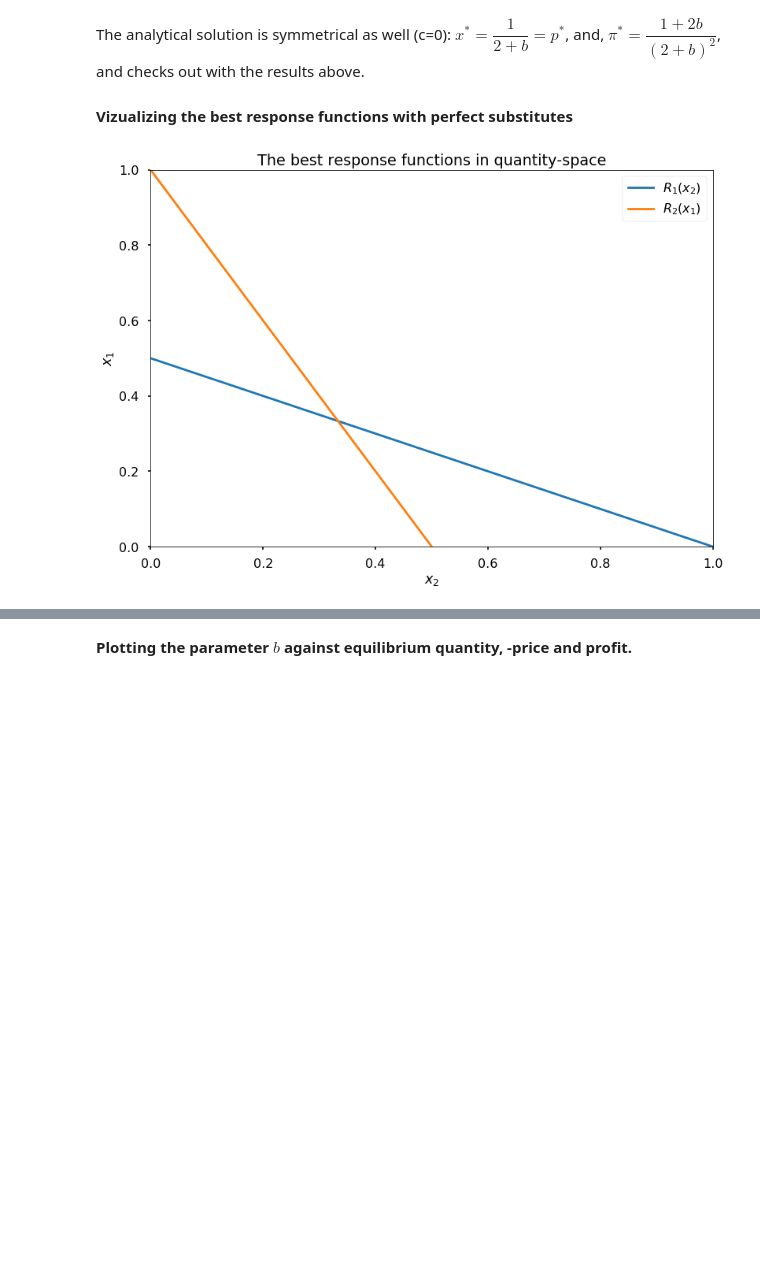
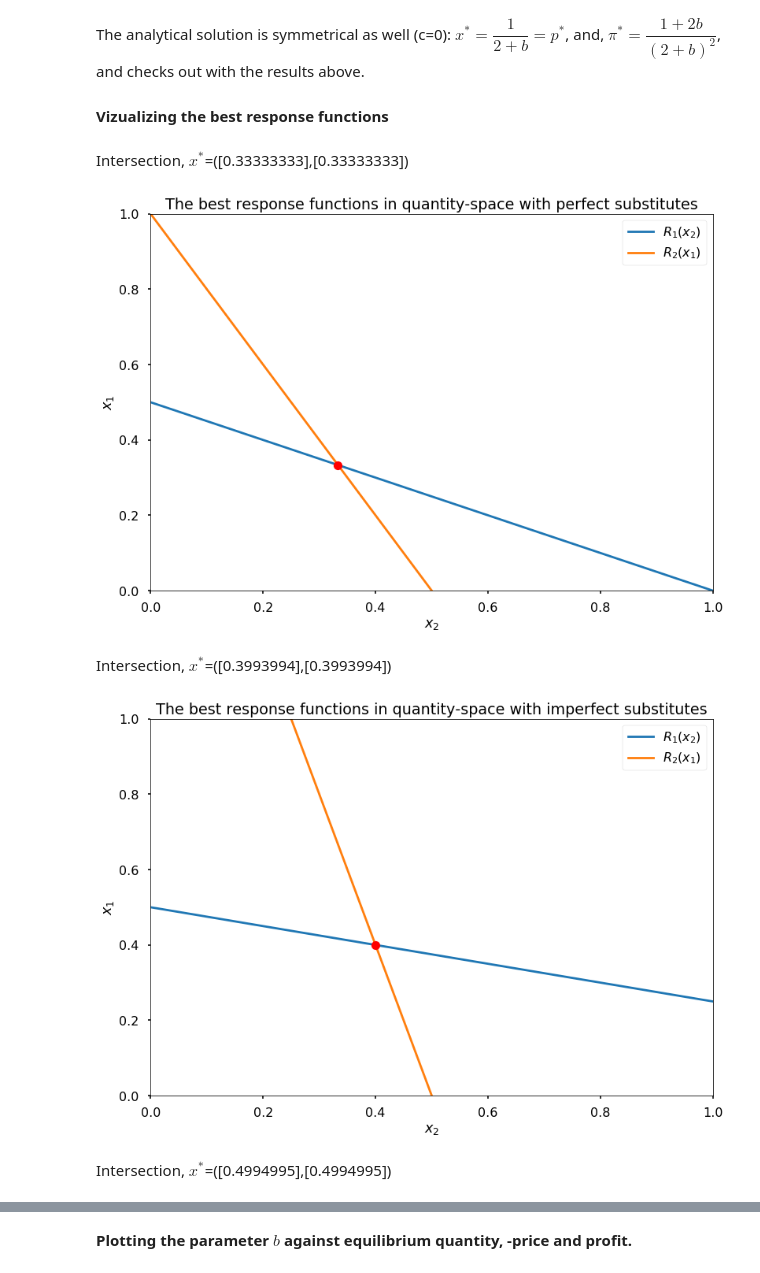
Before and after one commit to NumEconCopenhagen/projects-2020-anders-frederik, a Jupyter notebook: modelproject/model_project_v2.ipynb, the cells around one changed output, grey strips where cells are left out. Drawn from its saved outputs; the diff is of its cells as text; code cells hidden in the pictures; blank space fills up the shorter version.

```diff
--- a/modelproject/model_project_v2.ipynb
+++ b/modelproject/model_project_v2.ipynb
@@ -114,48 +122,55 @@ The equilibrium quantity, -price and profit get higher as the products become mo
 The analytical solution is symmetrical as well (c=0):    $x^*=\dfrac{1}{2+b}=p^*$, and, $\pi^*=\dfrac{1+2b}{(2+b)^2}$,
 and checks out with the results above.
 # %% [markdown]
-**Vizualizing the best response functions with perfect substitutes**
+**Vizualizing the best response functions**
 # %%
 import sympy as sy
+import matplotlib.pyplot as plt
+import numpy as np
+plt.style.use('seaborn-poster')
 
-b = 1
-c1 = 0
-c2 = 0
+b_list = [1, 0.5, 0.001]
+title_list = ["The best response functions in quantity-space with perfect substitutes", "The best response functions in quantity-space with imperfect substitutes","The best response functions in quantity-space with close complements"]
+for b, t in zip(b_list,title_list): #Use zip to loop one list at time
+    x1, x2 = sy.symbols('x1 x2') #
+    foc1 = sy.diff(profit(x1,x2,0,b),x1) #Use sympy diff wrt x1 to get FOC of the profit-maximization problem
+    foc2 = sy.diff(profit(x2,x1,0,b),x2)
 
-x1, x2 = sy.symbols('x1 x2') #
+    best_response1 = sy.solve(foc1, x2) #Solving for x2 to get R2(x1)
+    func1 = sy.lambdify(x1, best_response1,'numpy') #Making a function out of R2(x1)
 
-foc1 = sy.diff(profit(x1,x2,c1,b),x1) #Use sympy diff wrt x1 to get FOC of the profit-maximization problem
-foc2 = sy.diff(profit(x2,x1,c2,b),x2)
+    best_response2 = sy.solve(foc2, x1) #Solving for x1 to get R1(x2)
+    func2 = sy.lambdify(x2, best_response2,'numpy') #Making a function out of R1(x2)
 
-best_response1 = sy.solve(foc1, x2) #Solving for x2 to get R2(x1)
-func1 = sy.lambdify(x1, best_response1,'numpy') #Making the function R2(x1)
-
-best_response2 = sy.solve(foc2, x1) #Solving for x1 to get R1(x2)
-func2 = sy.lambdify(x2, best_response2,'numpy') #Making the function R1(x2)
-
-q_vec = np.linspace(0, 1, N)
-q1_vec = np.empty(N) #Empty array of shape=N=100
-q2_vec = np.empty(N)
+    N=1000
+    q_vec = np.linspace(0, 1, N)#Creating an equal spaced interval from 0 to 1, i.e. 0.00, 0.01,...0.99,1,00
+    q1_vec = np.empty(N) #Empty array of shape=N=100
+    q2_vec = np.empty(N)
 
 
-for i,q in enumerate(q_vec):
-    cord1 = func1(q)
-    cord2 = func2(q)
-    q1_vec[i] = cord1[0] #x1* given each b in the equal spaced interval
-    q2_vec[i] = cord2[0] #x2* given each b in the equal spaced interval
+    for i,q in enumerate(q_vec):
+        cord1 = func1(q)
+        cord2 = func2(q)
+        q1_vec[i] = cord1[0] #R2(x1) given each x2 in the equal spaced interval
+        q2_vec[i] = cord2[0] #R2(x1) given each x1 in the equal spaced interval
 
 
-#x.3 Plotting equilibrium quantity given b
-
-plt.title('The best response functions in quantity-space')
-plt.xlabel('$x_2$')
-plt.ylabel('$x_1$')
-plt.plot(q1_vec, q_vec, '-', label='$R_1(x_2)$')
-plt.plot(q_vec, q2_vec, '-', label='$R_2(x_1)$')
-plt.legend(loc='best')
-plt.xlim(0,1)
-plt.ylim(0,1)
-
-plt.show()
+    #x.3 Plotting equilibrium quantity given b
+    plt.title(t)
+    plt.xlabel('$x_2$')
+    plt.ylabel('$x_1$')
+    plt.plot(q1_vec, q_vec, '-', label='$R_1(x_2)$')
+    plt.plot(q_vec, q2_vec, '-', label='$R_2(x_1)$')
+    plt.legend(loc='best')
+    plt.xlim(0,1)
+    plt.ylim(0,1)
+    p = np.argwhere(np.diff(np.sign(q_vec - q1_vec))).flatten()
+    plt.plot(q_vec[p], q_vec[p], 'ro')
+    printmd(f'Intersection, $x^*$=({q_vec[p]},{q_vec[p]})')
+    plt.show()
 # %% [output]
+Intersection, $x^*$=([0.33333333],[0.33333333])
-[figure, old version]
+[figure, new version]
+Intersection, $x^*$=([0.3993994],[0.3993994])
+[figure, added]
+Intersection, $x^*$=([0.4994995],[0.4994995])
```
Also changed, not shown: parts of 13 cells of this notebook.
